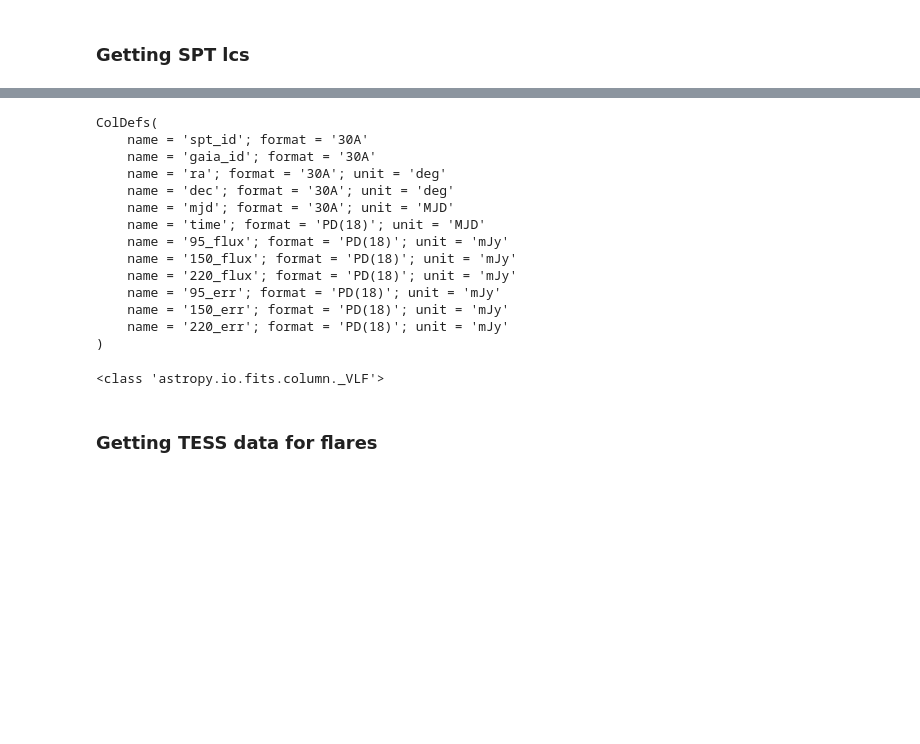
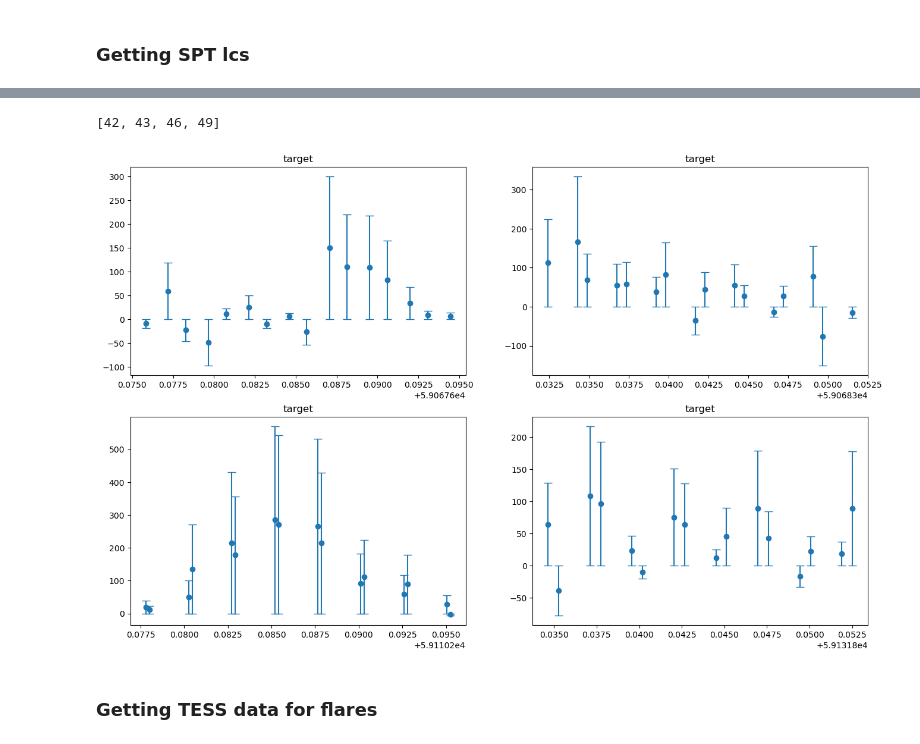
Before and after one commit to VishnuGade/SPT_Flares, a Jupyter notebook: extracting_TESS_lc.ipynb, the cells around one changed output, grey strips where cells are left out. Cells and saved outputs as stored; diff of their text form; code cells hidden in the pictures; blank space fills up the shorter version.

Commit message:
Grabbed fluxes from single scan (need to ensure what I'm seeing is correct)

```diff
--- a/extracting_TESS_lc.ipynb
+++ b/extracting_TESS_lc.ipynb
@@ -132,4 +132,4 @@ spt_tess_candidates
 # %%
-spt_tess_candidates['name'] = ['' for _ in range(len(spt_tess_candidates))]
+spt_tess_candidates['name'] = spt_tess_candidates['spt_id']
 spt_tess_candidates.at[0,'name'] = "JS232857-6802"
-# spt_flares_df.at[1,'name'] = ""
+spt_tess_candidates[['spt_id', 'name']]
@@ -146,26 +167,31 @@ No.    Name      Ver    Type      Cards   Dimensions   Format
-# %%
-hdul[1].columns
-# %% [output]
-ColDefs(
-    name = 'spt_id'; format = '30A'
-    name = 'gaia_id'; format = '30A'
-    name = 'ra'; format = '30A'; unit = 'deg'
-    name = 'dec'; format = '30A'; unit = 'deg'
-    name = 'mjd'; format = '30A'; unit = 'MJD'
-    name = 'time'; format = 'PD(18)'; unit = 'MJD'
-    name = '95_flux'; format = 'PD(18)'; unit = 'mJy'
-    name = '150_flux'; format = 'PD(18)'; unit = 'mJy'
-    name = '220_flux'; format = 'PD(18)'; unit = 'mJy'
-    name = '95_err'; format = 'PD(18)'; unit = 'mJy'
-    name = '150_err'; format = 'PD(18)'; unit = 'mJy'
-    name = '220_err'; format = 'PD(18)'; unit = 'mJy'
-)
-# %%
-spt_flare_data = hdul[1].data
-print(spt_flare_data['95_flux'])
-# id1 = np.where(spt_flare_data['spt_id'] == spt_tess_candidates.at[0,'spt_id'])
-# %% [output]
-<class 'astropy.io.fits.column._VLF'>
+# %%
+spt_flare_data = hdul[1].data
+spt_ids = spt_flare_data.spt_id.astype(str)
+spt_ids = spt_ids.split('" "')
+spt_ids = np.array(list(map(lambda x: x[0], spt_ids)))
+lc_idxs = list()
+for i in range(len(spt_tess_candidates)):
+    lc_idxs.append(np.where(spt_ids == spt_tess_candidates.at[i,'spt_id'])[0][0])
+lc_idxs
+# %% [output]
+[42, 43, 46, 49]
+# %%
+spt_flux = spt_flare_data['95_flux']
+spt_flux_err = spt_flare_data['95_err']
+spt_times = spt_flare_data['time']
+fig = plt.figure(figsize= (16,10))
+gs = gridspec.GridSpec(2, 2, figure=fig, wspace=0.2, hspace=0.2)
+
+for i in range(len(spt_tess_candidates)):
+    target = spt_tess_candidates.at[i, 'name']
+    time = spt_times[lc_idxs[i]]
+    flux = spt_flux[lc_idxs[i]]
+    fluxerr = spt_flux_err[lc_idxs[i]]
+    ax = fig.add_subplot(gs[int(i/2), int(i%2)])
+    ax.errorbar(time, flux, yerr= abs(fluxerr), fmt='o', capsize=5)
+    ax.set_title("target")
+# %% [output]
+[figure, added]
 # %% [markdown]
 ### Getting TESS data for flares
 # %%
```
Also changed, not shown: parts of 3 cells of this notebook.
